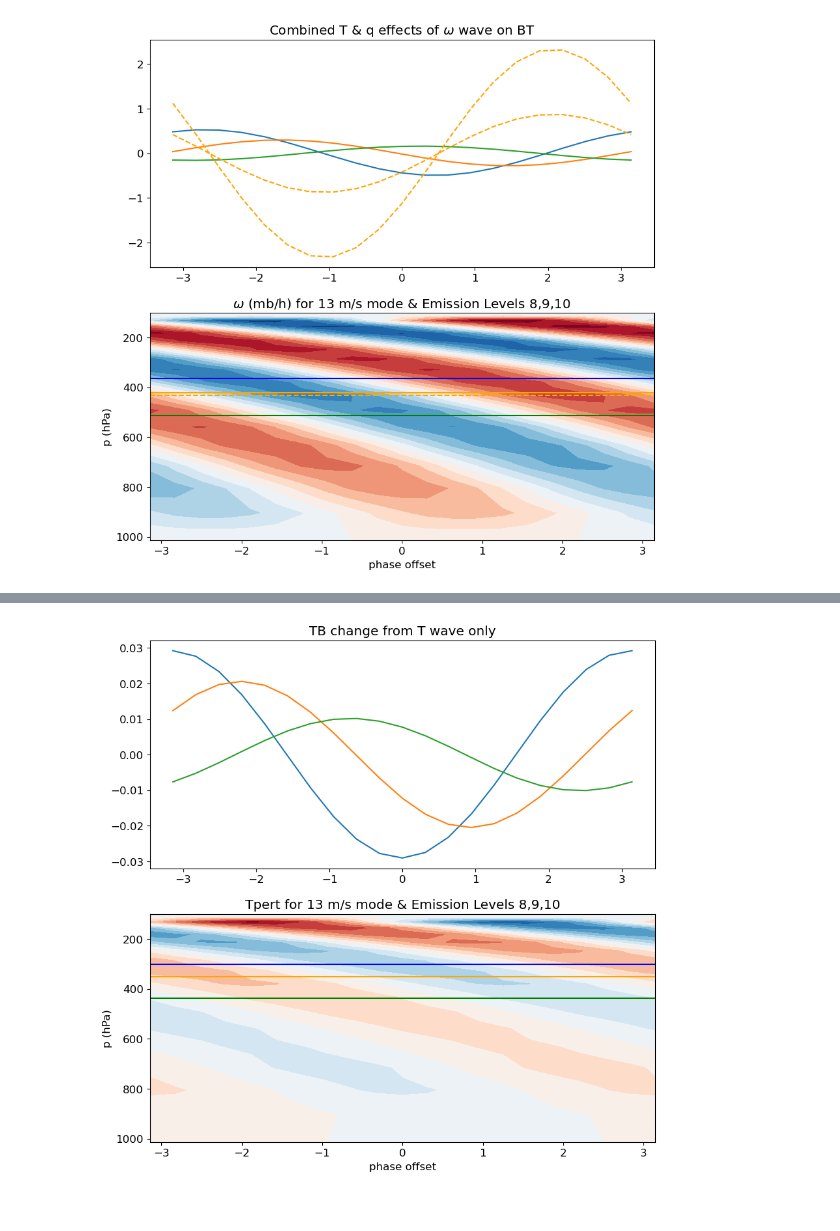
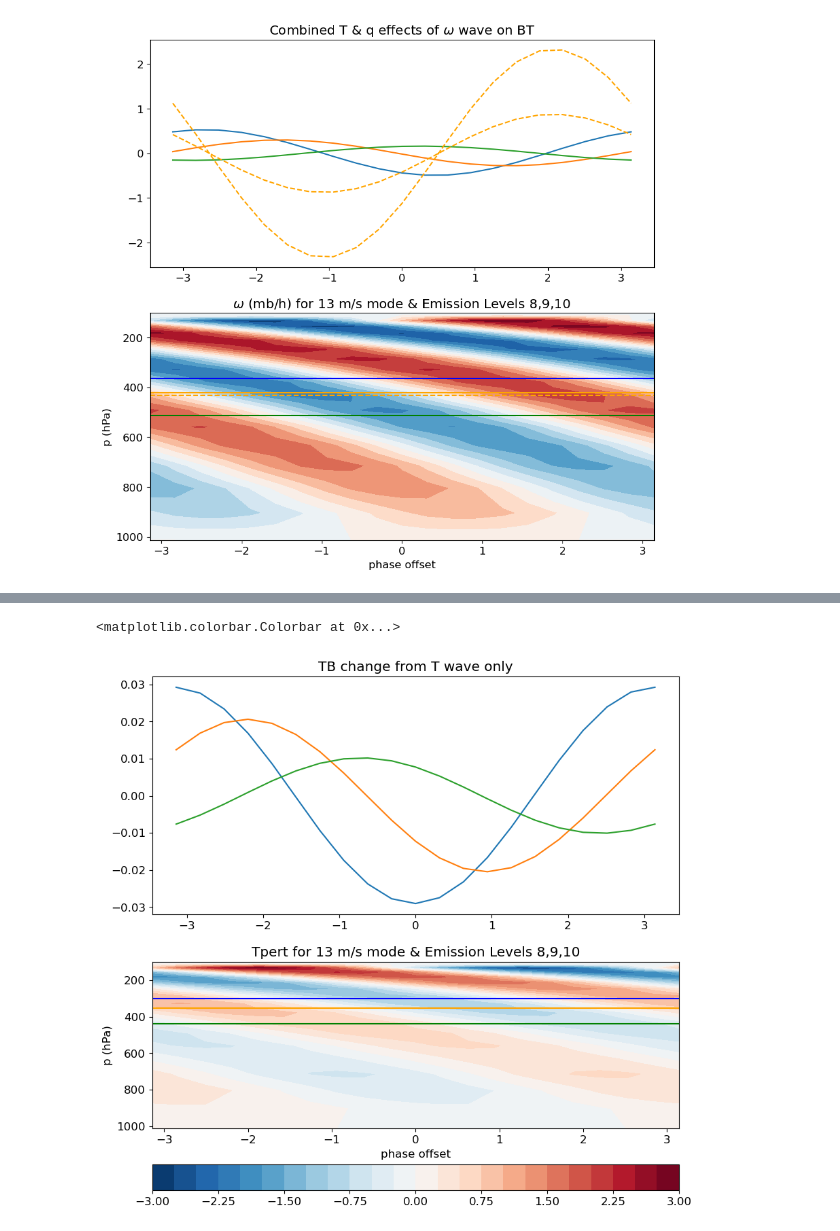
Before and after one commit to ATMOcanes/arts-lectures, a Jupyter notebook: exercises/06-olr/BEMolr.ipynb, the cells around one changed output, grey strips where cells are left out. Drawn from its saved outputs; the diff is of its cells as text; code cells hidden in the pictures.

```diff
--- a/exercises/06-olr/BEMolr.ipynb
+++ b/exercises/06-olr/BEMolr.ipynb
@@ -37,7 +35,7 @@ from olr_module import calc_olr_from_atmfield, Change_T_with_RH_const, cmap2rgba
 os.makedirs("plots", exist_ok=True)
 # %%
 # Read input atmosphere
-atmfield = xml.load("input/midlatitude-summer.xml")
+# atmfield = xml.load("input/midlatitude-summer.xml")
 atmfield = xml.load("input/tropical.xml")
 
 # Scale the CO2 concentration
@@ -153,9 +155,10 @@ That shape is (1, 46, 1, 1)
     atmfield.set("T", T + DeltaT)
     atmfield.set("abs_species-H2O", vmr)
 # %%
-# Construct a potential temperature and its derivative
+# Construct a potential temperature and its derivative: sensibility check passed
 # d(th)/dp <0, yes checked
 
+atmfield = xml.load("input/tropical.xml")
 T = atmfield.get("T")
 q = atmfield.get("abs_species-H2O")
 p = atmfield.grids[1][:].reshape(T.shape)
@@ -851,0 +802,31 @@ plt.plot(omdeep, pprof/100); plt.ylim([1020,50]); plt.title('Deep sin(z) omega p
+# %%
+# DRY TROPICAL Tb change from Deep Omega 10mb, compare to PB24 "6 to 16 Pa/K for various soundings"
+
+qpdeepd = dqdp_dry  * omdeep
+thpdeepd= dthdp     * omdeep
+Tpdeepd = thpdeep / ((100000./(pprof))**(287./1004))
+
+# Do the RT for Deep Omega perturbation, Dry case
+
+atmfield = xml.load("input/tropical.xml")
+q = atmfield.get("abs_species-H2O")
+T = atmfield.get("T")
+
+q[0,:,0,0] /= RHfactor  # DRY CASE
+q[0,:,0,0] += qpdeepd
+T[0,:,0,0] += Tpdeepd
+atmfield.set("abs_species-H2O",np.abs(q))  # np.abs in case any stratospheric negatives or something
+atmfield.set("T", T)
+
+# Baseline
+f8, olr8deepd = calc_olr_from_atmfield(atmfield, fmin=3e8/ 6.6e-6, fmax=3e8/ 5.75e-6) # ch8, 5.75-6.6 microns
+f9, olr9deepd = calc_olr_from_atmfield(atmfield, fmin=3e8/ 7.2e-6, fmax=3e8/ 6.70e-6) # ch9,
+f10,olr10deepd= calc_olr_from_atmfield(atmfield, fmin=3e8/ 7.4e-6, fmax=3e8/ 7.20e-6) # ch10,
+
+# Interpolate to estimate TB
+T8deepd = TB_from_olr(f8, olr8deepd)
+T9deepd = TB_from_olr(f9, olr9deepd)
+T10deepd= TB_from_olr(f10,olr10deepd)
+
+print( T8deepd-T8dry,T9deepd-T9dry,T10deepd-T10dry, ' compare ', 10/16.,-10/6.)
+#T8,T9,T10 tropical result: (np.float64(239.2115082729545),np.float64(246.7849296175453),np.float64(257.61776619876883))
@@ -907,19 +874,23 @@ for i,ph in enumerate(phase_offset):
 # %%
+# Plot of TB change from adiabatic T only
 plt.figure(figsize=(10,10) )
 
 plt.subplot(211)
 plt.plot(phase_offset, DT8s_phaseT);
 plt.plot(phase_offset, DT9s_phaseT);
 plt.plot(phase_offset, DT10s_phaseT);
 plt.title('TB change from T wave only')
 
 plt.subplot(212)
-plt.contourf(phase_offset, pprof/100., Tp21, 15, cmap='RdBu_r')
+plt.contourf(phase_offset, pprof/100., Tp21, 25, cmap='RdBu_r')
 plt.title('Tpert for 13 m/s mode & Emission Levels 8,9,10')
 plt.ylim([1013,100]); plt.ylabel('p (hPa)')
 plt.xlabel('phase offset')
 plt.hlines(EL8/100, -np.pi, np.pi,'blue');
 plt.hlines(EL9/100, -np.pi, np.pi,'orange');
 plt.hlines(EL10/100,-np.pi, np.pi,'green');
+
+plt.colorbar(location='bottom')
 # %% [output]
+<matplotlib.colorbar.Colorbar at 0x...>
-[figure, old version]
+[figure, new version]
```
Also changed, not shown: parts of 33 cells of this notebook.
